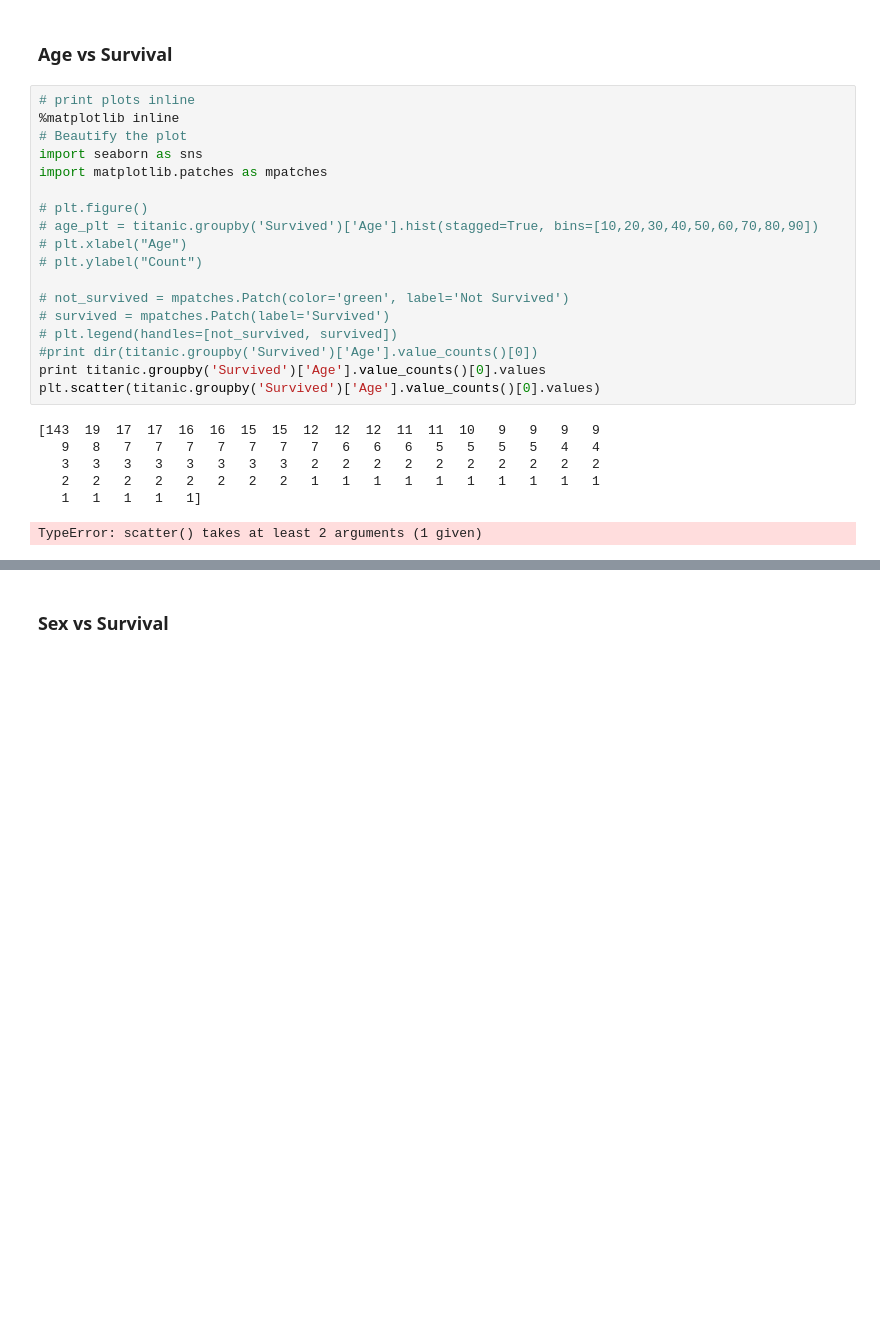
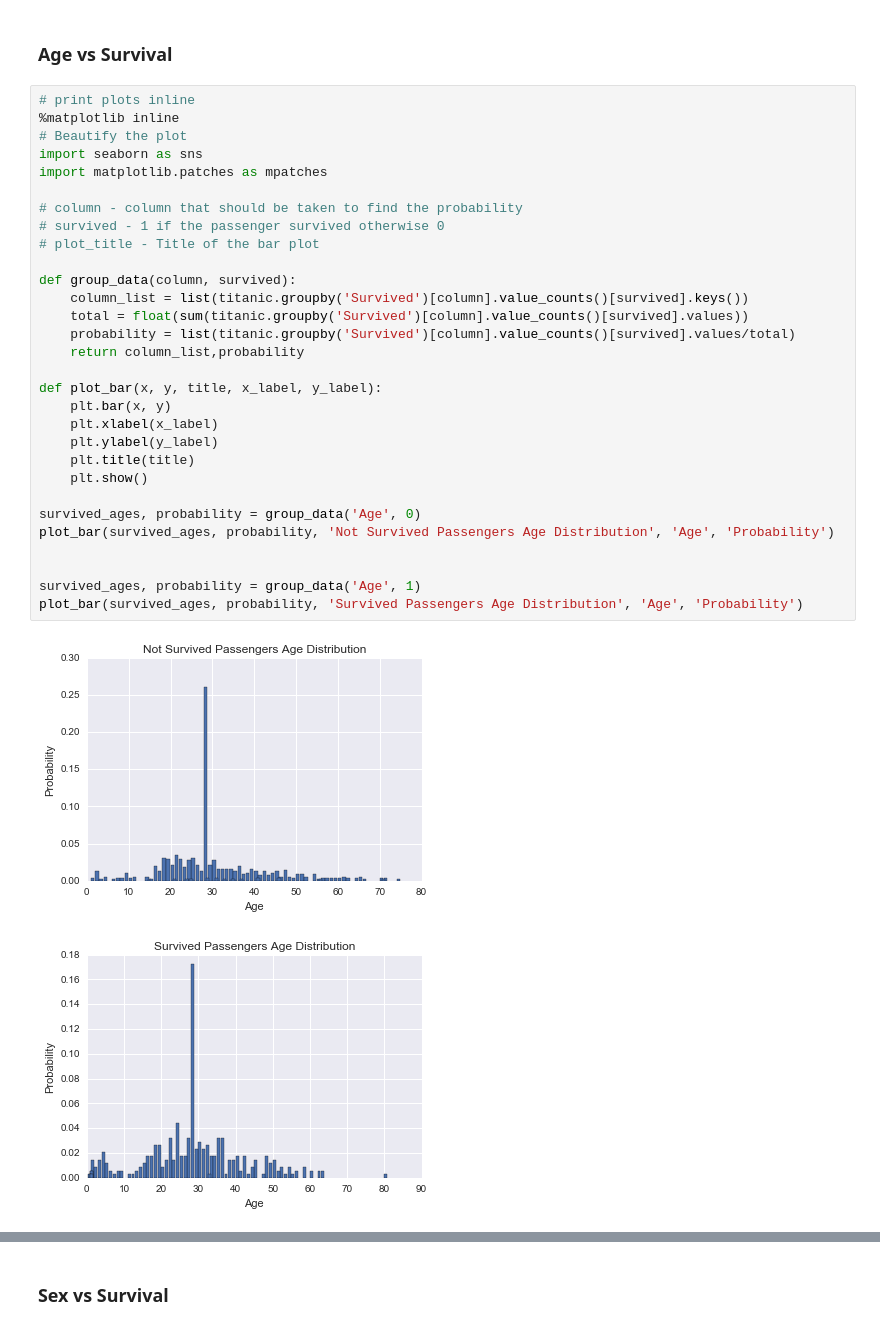
Before and after one commit to devenbhooshan/Analyzing-the-titanic-data, a Jupyter notebook: report.ipynb, the cells around one changed output, grey strips where cells are left out. Cells and saved outputs as stored; diff of their text form; blank space fills up the shorter version.

```diff
--- a/report.ipynb
+++ b/report.ipynb
@@ -192,28 +179,36 @@ titanic.corr()
 ### Plotting ##
 # %% [markdown]
 ### Age vs Survival ###
-# %%
-# print plots inline
-%matplotlib inline
-# Beautify the plot
-import seaborn as sns
-import matplotlib.patches as mpatches
-
-# plt.figure()
-# age_plt = titanic.groupby('Survived')['Age'].hist(stagged=True, bins=[10,20,30,40,50,60,70,80,90])
-# plt.xlabel("Age")
-# plt.ylabel("Count")
-
-# not_survived = mpatches.Patch(color='green', label='Not Survived')
-# survived = mpatches.Patch(label='Survived')
-# plt.legend(handles=[not_survived, survived])
-#print dir(titanic.groupby('Survived')['Age'].value_counts()[0])
-print titanic.groupby('Survived')['Age'].value_counts()[0].values
-plt.scatter(titanic.groupby('Survived')['Age'].value_counts()[0].values)
-# %% [output]
-[143  19  17  17  16  16  15  15  12  12  12  11  11  10   9   9   9   9
-   9   8   7   7   7   7   7   7   7   6   6   6   5   5   5   5   4   4
-   3   3   3   3   3   3   3   3   2   2   2   2   2   2   2   2   2   2
-   2   2   2   2   2   2   2   2   1   1   1   1   1   1   1   1   1   1
-   1   1   1   1   1]
-TypeError: scatter() takes at least 2 arguments (1 given)
+# %%
+# print plots inline
+%matplotlib inline
+# Beautify the plot
+import seaborn as sns
+import matplotlib.patches as mpatches
+
+# column - column that should be taken to find the probability
+# survived - 1 if the passenger survived otherwise 0
+# plot_title - Title of the bar plot
+
+def group_data(column, survived):
+    column_list = list(titanic.groupby('Survived')[column].value_counts()[survived].keys())
+    total = float(sum(titanic.groupby('Survived')[column].value_counts()[survived].values))
+    probability = list(titanic.groupby('Survived')[column].value_counts()[survived].values/total)
+    return column_list,probability
+
+def plot_bar(x, y, title, x_label, y_label):
+    plt.bar(x, y)
+    plt.xlabel(x_label)
+    plt.ylabel(y_label)
+    plt.title(title)
+    plt.show()
+
+survived_ages, probability = group_data('Age', 0)
+plot_bar(survived_ages, probability, 'Not Survived Passengers Age Distribution', 'Age', 'Probability')
+
+
+survived_ages, probability = group_data('Age', 1)
+plot_bar(survived_ages, probability, 'Survived Passengers Age Distribution', 'Age', 'Probability')
+# %% [output]
+[figure, added]
+[figure, added]
```
Also changed, not shown: parts of 15 cells of this notebook.
